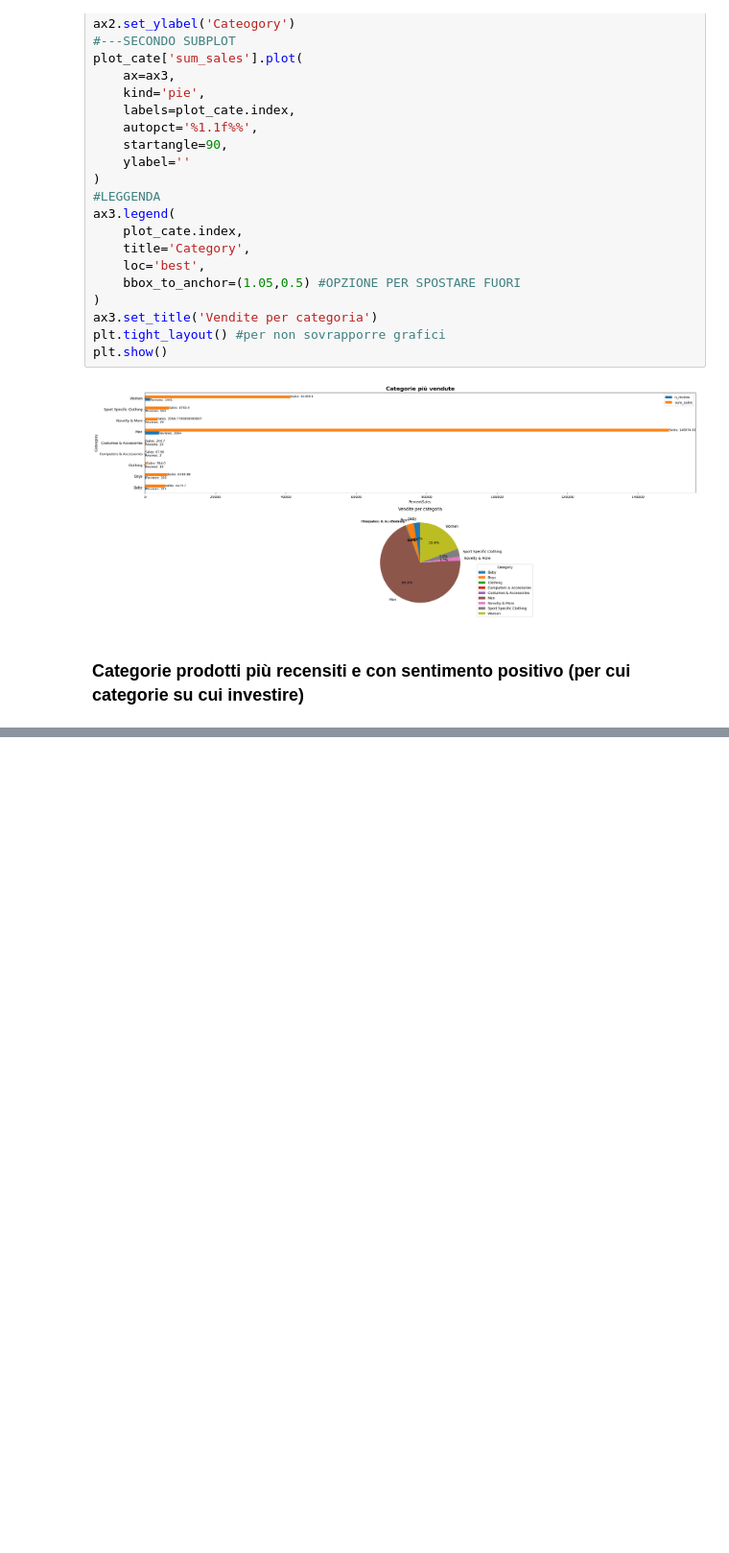
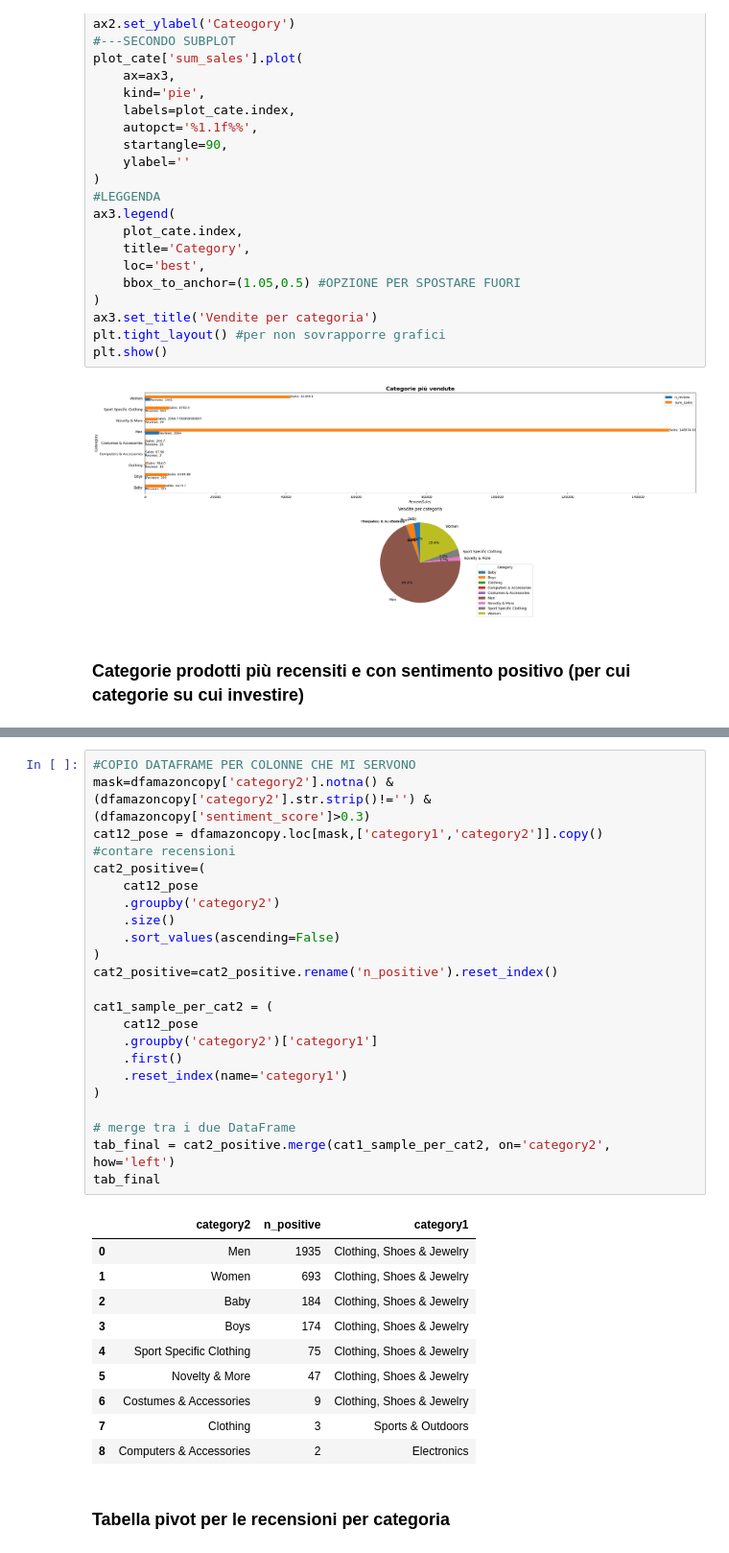
Before and after one commit to annarudych/project_amazon, a Jupyter notebook: amazon.ipynb, the cells around one changed output, grey strips where cells are left out. Shown at 96% size. Cells and saved outputs as stored; diff of their text form; blank space fills up the shorter version.

Commit message:
Categorie prodotti più recensiti e con sentimento p/n (per cui categorie su cui investire)

```diff
--- a/amazon.ipynb
+++ b/amazon.ipynb
@@ -1122,0 +1206,36 @@ dtype: int64
+# %%
+#COPIO DATAFRAME PER COLONNE CHE MI SERVONO
+mask=dfamazoncopy['category2'].notna() & (dfamazoncopy['category2'].str.strip()!='') & (dfamazoncopy['sentiment_score']>0.3)
+cat12_pose = dfamazoncopy.loc[mask,['category1','category2']].copy()
+#contare recensioni
+cat2_positive=(
+    cat12_pose
+    .groupby('category2')
+    .size()
+    .sort_values(ascending=False)
+)
+cat2_positive=cat2_positive.rename('n_positive').reset_index()
+
+cat1_sample_per_cat2 = (
+    cat12_pose
+    .groupby('category2')['category1']
+    .first()
+    .reset_index(name='category1')
+)
+
+# merge tra i due DataFrame
+tab_final = cat2_positive.merge(cat1_sample_per_cat2, on='category2', how='left')
+tab_final
+# %% [output]
+|  | category2 | n_positive | category1 |
+| 0 | Men | 1935 | Clothing, Shoes & Jewelry |
+| 1 | Women | 693 | Clothing, Shoes & Jewelry |
+| 2 | Baby | 184 | Clothing, Shoes & Jewelry |
+| 3 | Boys | 174 | Clothing, Shoes & Jewelry |
+| 4 | Sport Specific Clothing | 75 | Clothing, Shoes & Jewelry |
+| 5 | Novelty & More | 47 | Clothing, Shoes & Jewelry |
+| 6 | Costumes & Accessories | 9 | Clothing, Shoes & Jewelry |
+| 7 | Clothing | 3 | Sports & Outdoors |
+| 8 | Computers & Accessories | 2 | Electronics |
+# %% [markdown]
+### Tabella pivot per le recensioni per categoria
```
Also changed, not shown: parts of 8 cells of this notebook.
